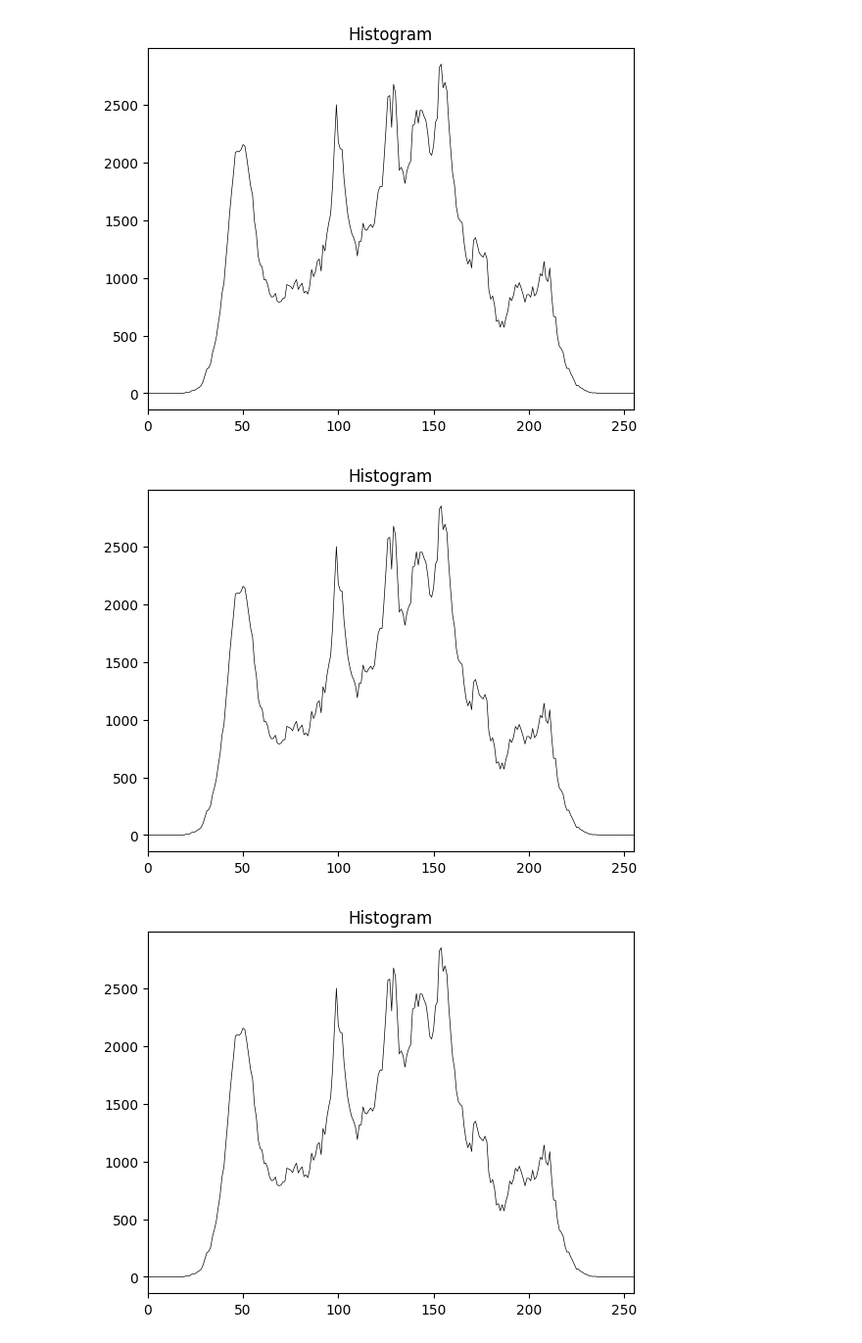
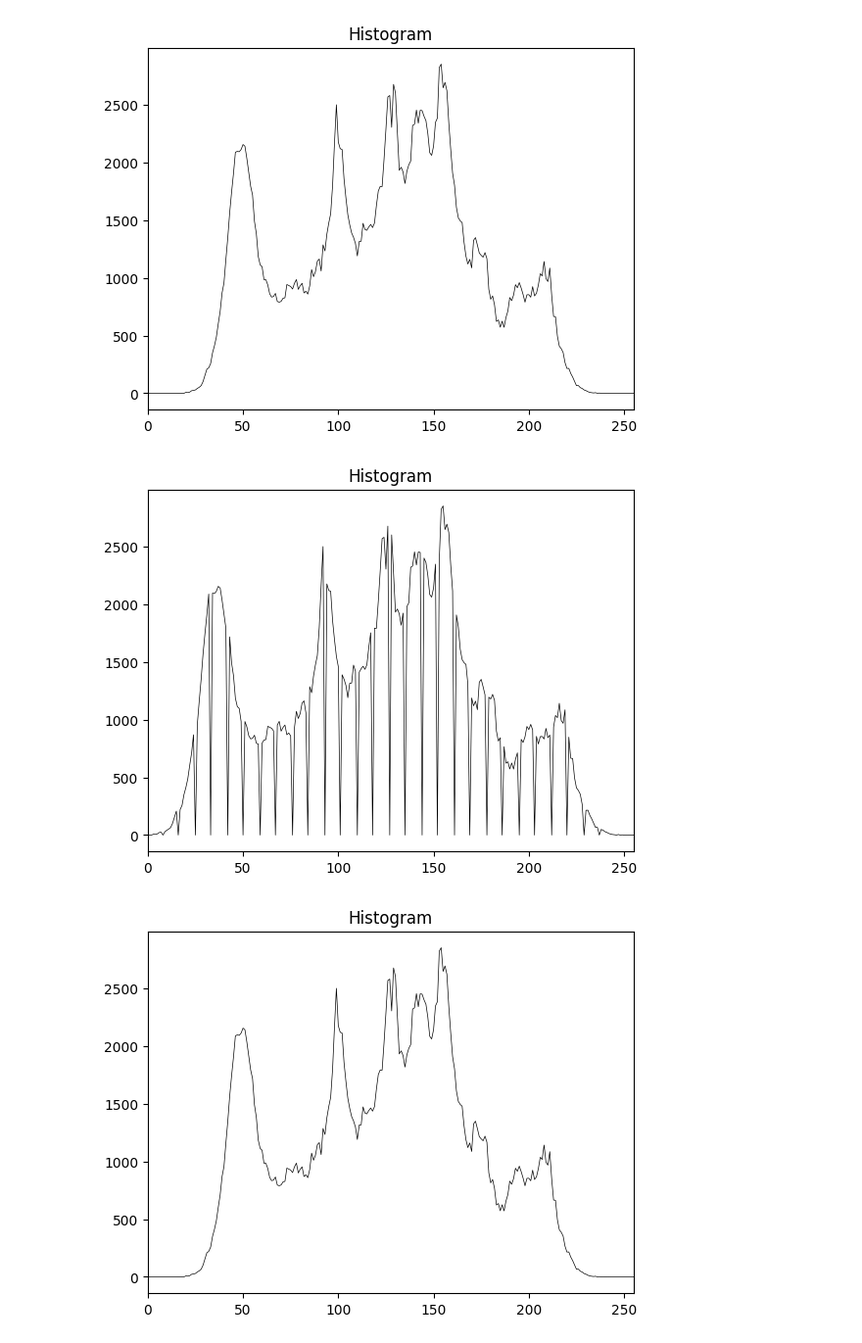
Before and after one commit to aquadros1003/WDGM, a Jupyter notebook: lab5/lab5.ipynb, the cells around one changed output. Shown at 98% size. Drawn from its saved outputs; the diff is of its cells as text; code cells hidden in the pictures.

Commit message:
gray histogram fixed and pepper example

```diff
--- a/lab5/lab5.ipynb
+++ b/lab5/lab5.ipynb
@@ -78,13 +79,13 @@ histogram.plot()
 # %%
 from Image import Image
 from Histogram import Histogram
-img_arr = Image('D:\STUDIES\WDGM\WDGM\lab5\lena.jpg')
-img_arr.to_gray()
-img_arr2.align_image(False)
-histogram = Histogram(img_arr.data)
+img_arr1 = Image('D:\STUDIES\WDGM\WDGM\lab5\lena.jpg')
+img_arr1.to_gray()
+img_arr1.align_image(False)
+histogram = Histogram(img_arr1.data)
 histogram.plot()
 # %% [output]
-[figure, old version]
+[figure, new version]
 # %%
 from Image import Image
 from Histogram import Histogram
```
Also changed, not shown: parts of 5 cells of this notebook.
